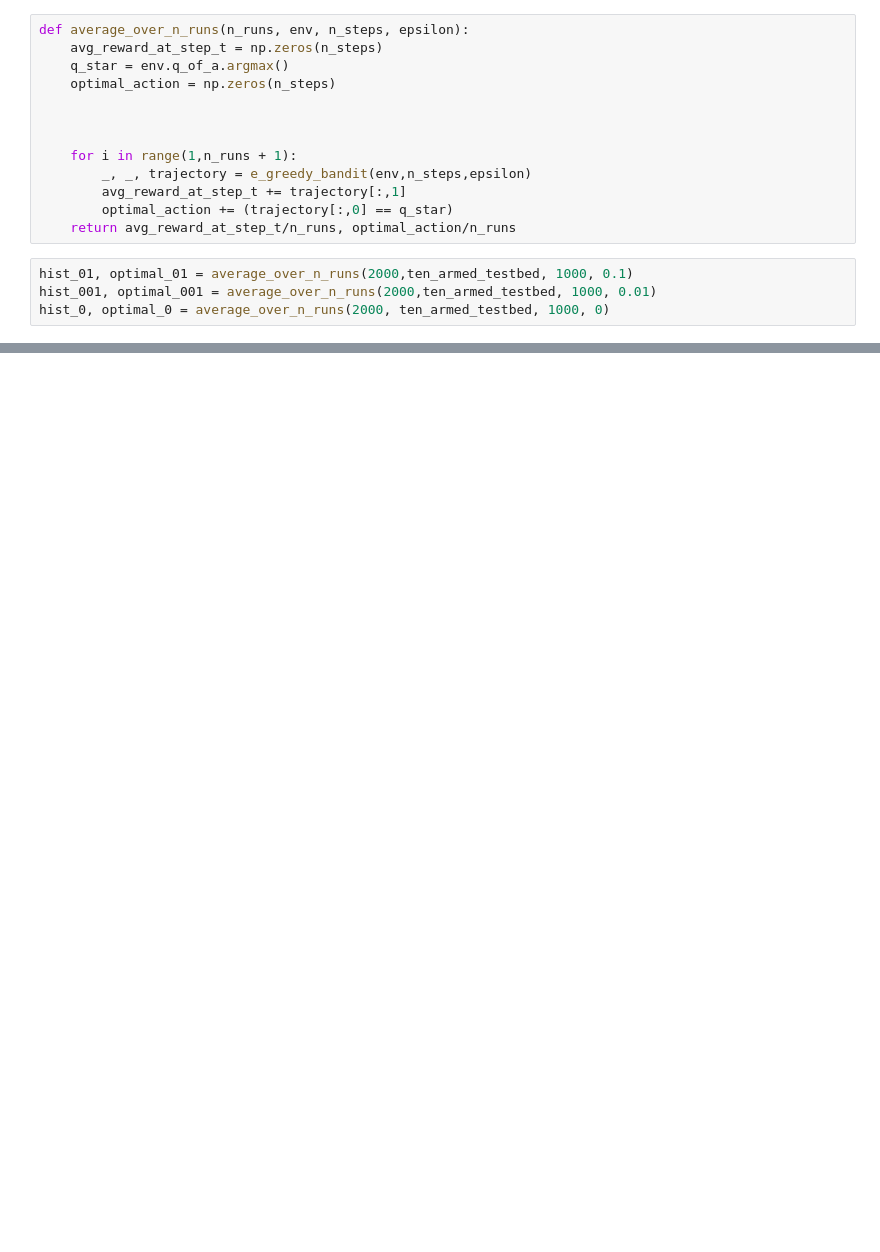
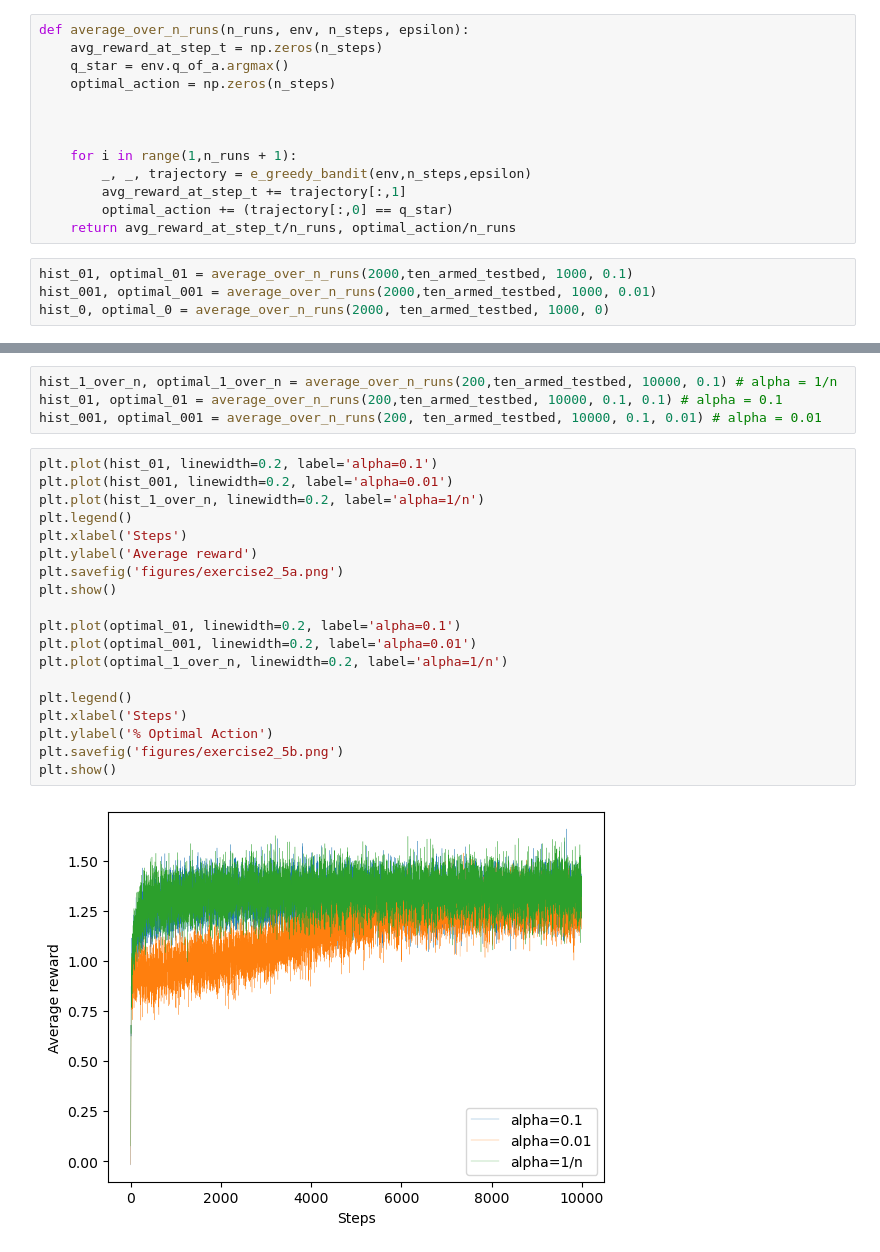
Before and after one commit to Hansespinosa2/sutton-and-barto-2nd, a Jupyter notebook: code/chapter2.ipynb, the cells around one changed output, grey strips where cells are left out. Saved outputs shown, nothing was run; the diff lists cells and outputs as text; blank space fills up the shorter version.

Commit message:
Finish Exercise 2.5

```diff
--- a/code/chapter2.ipynb
+++ b/code/chapter2.ipynb
@@ -98,0 +151,25 @@ plt.show()
+# %%
+hist_1_over_n, optimal_1_over_n = average_over_n_runs(200,ten_armed_testbed, 10000, 0.1) # alpha = 1/n
+hist_01, optimal_01 = average_over_n_runs(200,ten_armed_testbed, 10000, 0.1, 0.1) # alpha = 0.1
+hist_001, optimal_001 = average_over_n_runs(200, ten_armed_testbed, 10000, 0.1, 0.01) # alpha = 0.01
+# %%
+plt.plot(hist_01, linewidth=0.2, label='alpha=0.1')
+plt.plot(hist_001, linewidth=0.2, label='alpha=0.01')
+plt.plot(hist_1_over_n, linewidth=0.2, label='alpha=1/n')
+plt.legend()
+plt.xlabel('Steps')
+plt.ylabel('Average reward')
+plt.savefig('figures/exercise2_5a.png')
+plt.show()
+
+plt.plot(optimal_01, linewidth=0.2, label='alpha=0.1')
+plt.plot(optimal_001, linewidth=0.2, label='alpha=0.01')
+plt.plot(optimal_1_over_n, linewidth=0.2, label='alpha=1/n')
+
+plt.legend()
+plt.xlabel('Steps')
+plt.ylabel('% Optimal Action')
+plt.savefig('figures/exercise2_5b.png')
+plt.show()
+# %% [output]
+[figure, added]
```
Also changed, not shown: parts of 6 cells of this notebook, 15 other files.
